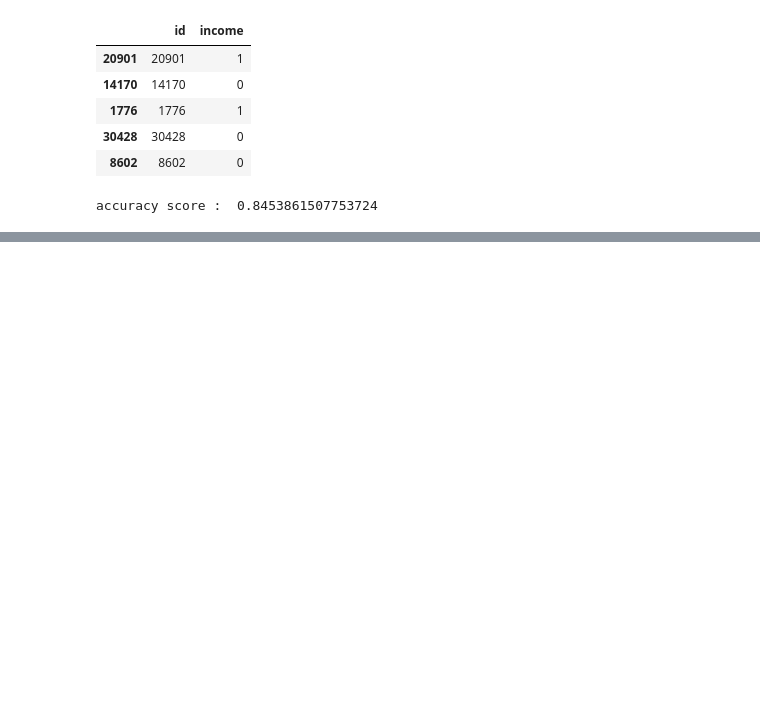
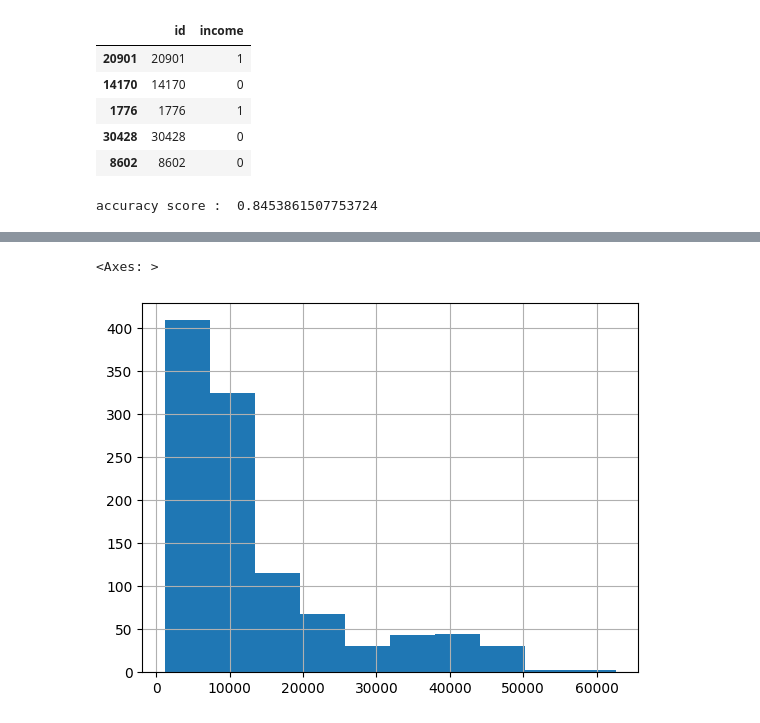
Before and after one commit to extraordinarySumiLee/BigData_Analysis_Exam, a Jupyter notebook: T2.ipynb, the cells around one changed output, grey strips where cells are left out. Saved outputs shown, nothing was run; the diff lists cells and outputs as text; code cells hidden in the pictures; blank space fills up the shorter version.

```diff
--- a/T2.ipynb
+++ b/T2.ipynb
@@ -646,0 +837,5 @@ accuracy score :  0.8453861507753724
+# %%
+import pandas as pd
+
+df = pd.read_csv(r"C:\Users\user\Desktop\GitHub\BigData_Analysis_Exam\Data\insurance.csv")
+display(df.head(5))
@@ -646,0 +849,27 @@ accuracy score :  0.8453861507753724
+# %%
+# 시험 환경 세팅
+import pandas as pd
+import numpy as np
+from sklearn.model_selection import train_test_split
+
+def exam_data_load(df, target, id_name="",null_name=""):
+    if id_name=="":
+        df = df.reset_index().rename(columns={"index":"id"})
+        id_name="id"
+    else:
+        id_name=id_name
+    if null_name != "":
+        df[df==null_name]=np.nan
+
+    X_train,X_test = train_test_split(df,test_size=0.2, random_state=42)
+
+    y_train=X_train[[id_name,target]]
+    X_train = X_train.drop(columns=[target])
+
+    y_test = X_test[[id_name,target]]
+    X_test = X_test.drop(columns=[target])
+
+    return X_train,X_test, y_train, y_test
+
+X_train, X_test, y_train, y_test = exam_data_load(df,target='charges')
+X_train.shape, X_test.shape, y_train.shape, y_test.shape
@@ -646,0 +897,5 @@ accuracy score :  0.8453861507753724
+# %%
+y_train['charges'].hist()
+# %% [output]
+<Axes: >
+[figure, added]
```
Also changed, not shown: parts of 54 cells of this notebook, 8 other files.
